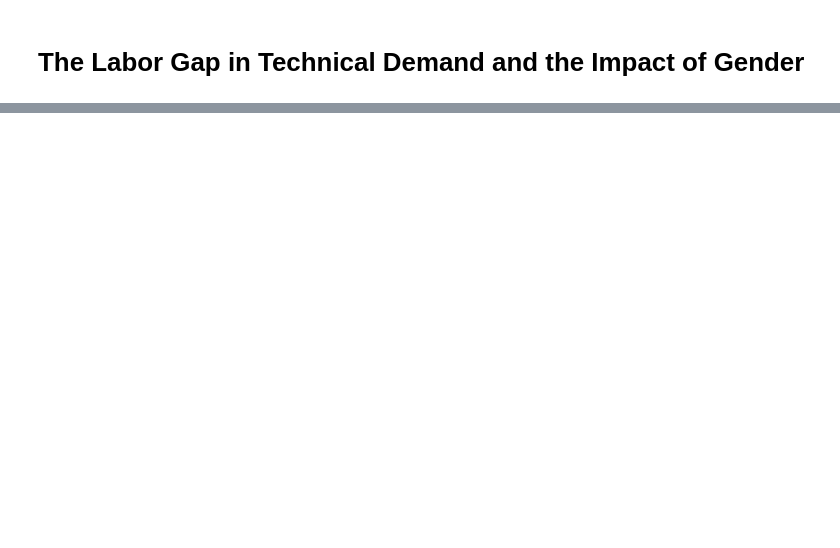
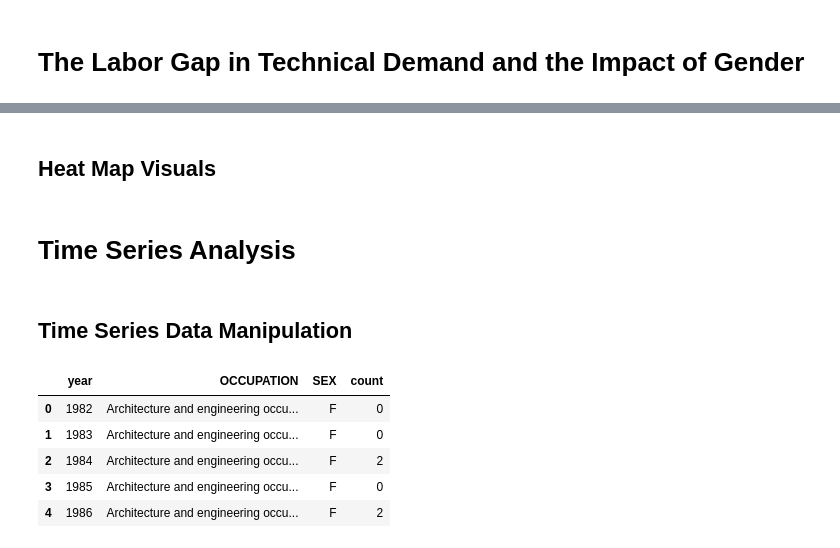
Before and after one commit to MADS-593-Project/Project, a Jupyter notebook: main-project-notebook.ipynb, the cells around one changed output, grey strips where cells are left out. Drawn from its saved outputs; the diff is of its cells as text; code cells hidden in the pictures; blank space fills up the shorter version.

```diff
--- a/main-project-notebook.ipynb
+++ b/main-project-notebook.ipynb
@@ -313,0 +257,80 @@ BokehModel(render_bundle={'docs_json': {'74c648c4-49e3-4050-bebc-6e7abae8948b':
+# %% [markdown]
+## Heat Map Visuals
+# %% [markdown]
+# Time Series Analysis
+# %% [markdown]
+## Time Series Data Manipulation
+# %%
+
+merge_record_df = get_student_record_df()
+df_bls_all_filtered = get_bls_data_2002_to_2015()
+
+def data_prep(data1, data2):
+    # Student Data Prep
+    major_df = pd.read_excel("./data/majors.xlsx")
+    student_Occupations_df = pd.merge(
+                    data1,
+                    major_df,
+                    how='left',
+                    left_on='MAJOR1_DESCR',
+                    right_on='MAJOR')
+
+    pivot_table = pd.pivot_table(
+        student_Occupations_df,
+        index=['OCCUPATION', 'MAJOR1_TERM_TERM_YEAR'],  # Rows
+        columns='SEX',                                  # Columns
+        aggfunc='size',                                 # Count of occurrences
+        fill_value=0                                    # Fill missing values with 0
+    )
+    pivot_table.reset_index(inplace=True)
+    pivot_table['MAJOR1_TERM_TERM_YEAR'] = pivot_table['MAJOR1_TERM_TERM_YEAR'].apply(lambda x: int(x))
+
+    student_melted = pd.melt(pivot_table,
+                        id_vars=['MAJOR1_TERM_TERM_YEAR', 'OCCUPATION'],  # Columns to keep
+                        value_vars=['F', 'M'],  # Columns to unpivot
+                        var_name='SEX',  # Name for new column indicating Sex (Females/Males)
+                        value_name='count')  # Name for new column holding the values
+
+    # BLS Data Prep
+    def getMales(row):
+        x = row['male_16_years_and_over'] + row['male_20_years_and_over']
+        return x if isinstance(x, float) else None
+
+    data2['Males'] = data2.apply(lambda x: getMales(x), axis=1)
+
+    def getFemales(row):
+        x = row['female_16_years_and_over'] + row['female_20_years_and_over']
+        return x if isinstance(x, float) else None
+
+    data2['Females'] = data2.apply(lambda x: getFemales(x), axis=1)
+
+    table = pd.pivot_table(data2, values=['Males', 'Females'], index=['year', 'occupation'],
+                           aggfunc="sum")
+    table.reset_index(inplace=True)
+    table = table[table['occupation'] != 'Unknown']
+    table['year'] = table['year'].apply(lambda x: int(x))
+
+    # Fix the filter here, use `table['year']` not `pivot_table['year']`
+
+    # Melt the BLS data
+    bls_melted = pd.melt(table,
+                        id_vars=['year', 'occupation'],  # Columns to keep
+                        value_vars=['Females', 'Males'],  # Columns to unpivot
+                        var_name='SEX',  # Name for new column indicating Sex (Females/Males)
+                        value_name='count')  # Name for new column holding the values
+
+    student_melted = student_melted.rename(columns={'MAJOR1_TERM_TERM_YEAR': 'year'})
+    bls_melted = bls_melted.rename(columns={'occupation': 'OCCUPATION'})
+
+    return student_melted, bls_melted
+
+# Call the function
+student_melted, bls_melted = data_prep(merge_record_df, df_bls_all_filtered)
+student_melted.head(5)
+# %% [output]
+|  | year | OCCUPATION | SEX | count |
+| 0 | 1982 | Architecture and engineering occu... | F | 0 |
+| 1 | 1983 | Architecture and engineering occu... | F | 0 |
+| 2 | 1984 | Architecture and engineering occu... | F | 2 |
+| 3 | 1985 | Architecture and engineering occu... | F | 0 |
+| 4 | 1986 | Architecture and engineering occu... | F | 2 |
```
Also changed, not shown: parts of 28 cells of this notebook, 2 other files.
